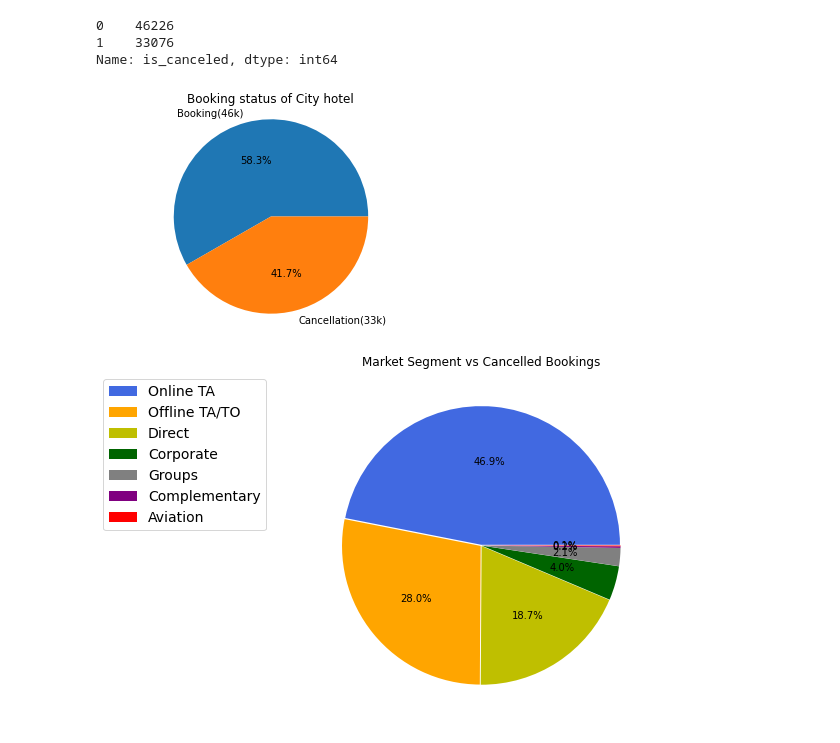
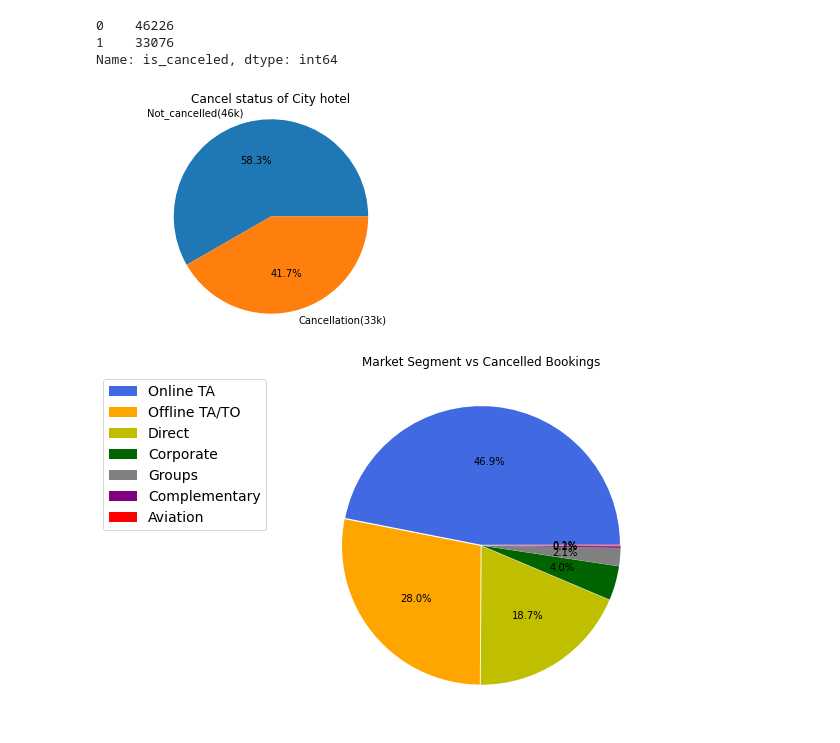
Before and after one commit to sajidsami/hotel-booking-analysis, a Jupyter notebook: Copy_of_Hotel_Booking_Analysis_Capstone_Project.ipynb, the cells around one changed output. Cells and saved outputs as stored; diff of their text form; code cells hidden in the pictures.

```diff
--- a/Copy_of_Hotel_Booking_Analysis_Capstone_Project.ipynb
+++ b/Copy_of_Hotel_Booking_Analysis_Capstone_Project.ipynb
@@ -386,0 +319,3 @@ memory usage: 35.8+ MB
+# %%
+#create a new column 'total_nights'
+df['total_nights']=df.stays_in_weekend_nights  + df.stays_in_week_nights
@@ -474,11 +452,11 @@ city_hotel.is_canceled.value_counts()
 1    33076
 Name: is_canceled, dtype: int64
 # %%
-my_labels= 'Booking(46k)','Cancellation(33k)'
+my_labels= 'Not_cancelled(46k)','Cancellation(33k)'
 plt.pie(city_hotel_booking,labels=my_labels,autopct='%1.1f%%')
-plt.title('Booking status of City hotel')
+plt.title('Cancel status of City hotel')
 plt.axis('equal')
 plt.show()
 # %% [output]
-[figure, old version]
+[figure, new version]
 # %%
```
Also changed, not shown: parts of 27 cells of this notebook.
